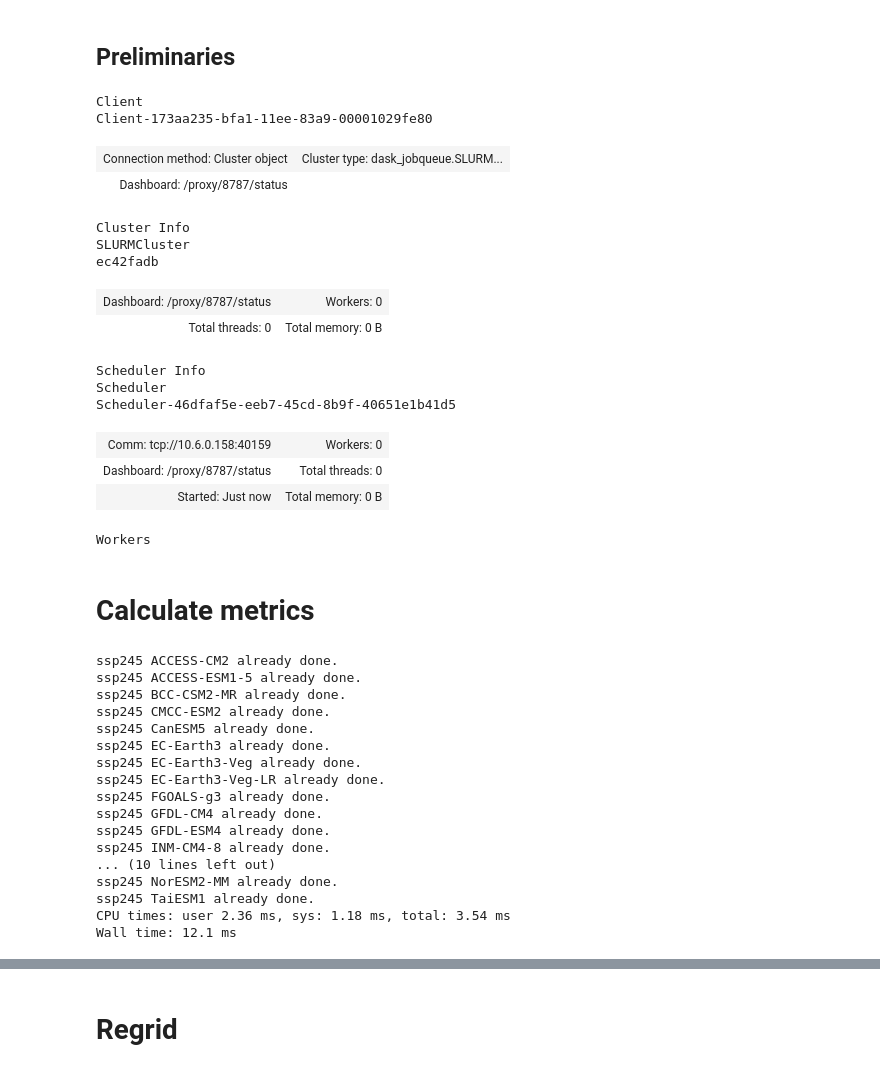
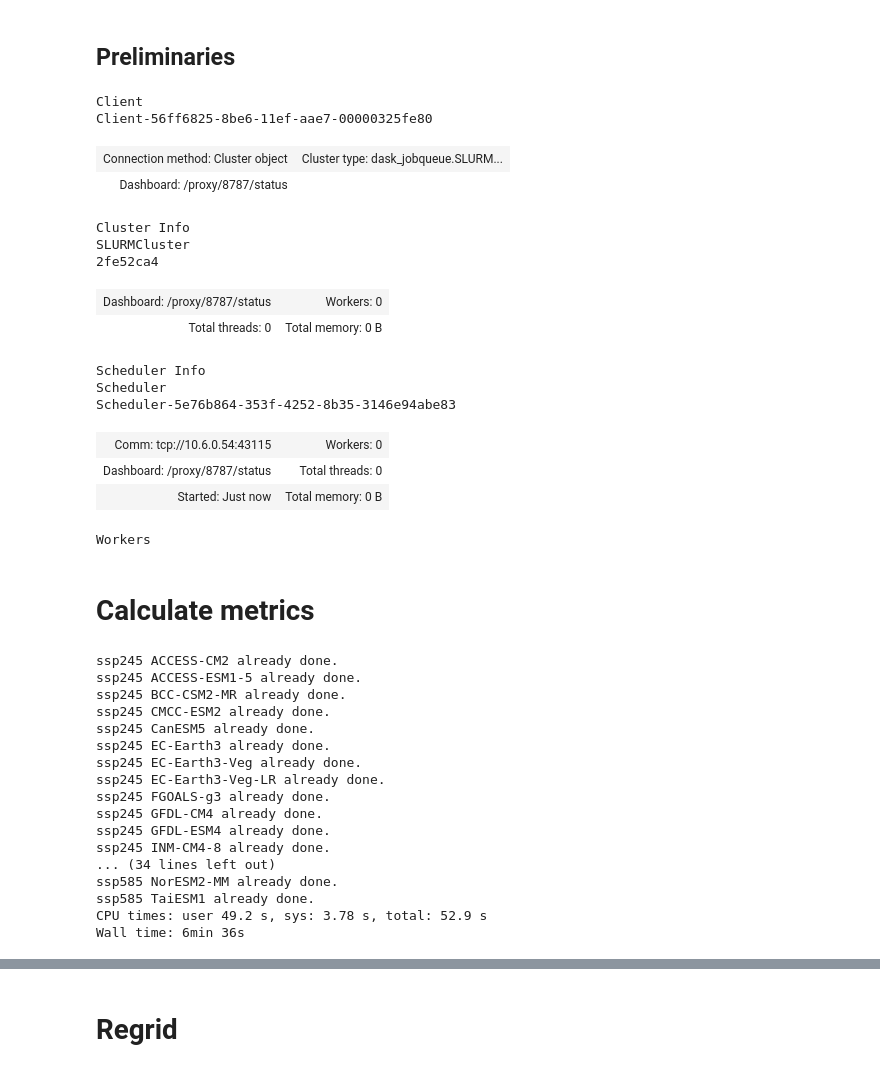
Before and after one commit to david0811/conus_comparison_lafferty-etal-2024, a Jupyter notebook: code/01b_metrics_star-esdm.ipynb, the cells around one changed output, grey strips where cells are left out. Drawn from its saved outputs; the diff is of its cells as text; code cells hidden in the pictures.

```diff
--- a/code/01b_metrics_star-esdm.ipynb
+++ b/code/01b_metrics_star-esdm.ipynb
@@ -34,38 +34,38 @@ else:
 # %%
 ############
 ### Dask ###
 ############
 from dask_jobqueue import SLURMCluster
 
 cluster = SLURMCluster(
-    account="pches",
-    # account="open",
+    # account="pches",
+    account="open",
     cores=1,
-    memory="15GiB",
-    walltime="00:10:00"
+    memory="20GiB",
+    walltime="02:00:00"
 )
 
-cluster.scale(jobs=20)  # ask for jobs
+cluster.scale(jobs=30)  # ask for jobs
 
 from dask.distributed import Client
 
 client = Client(cluster)
 
 client
 # %% [output]
 Client
-Client-173aa235-bfa1-11ee-83a9-00001029fe80
+Client-56ff6825-8be6-11ef-aae7-00000325fe80
 | Connection method: Cluster object | Cluster type: dask_jobqueue.SLURM... |
 | Dashboard: /proxy/8787/status |  |
 Cluster Info
 SLURMCluster
-ec42fadb
+2fe52ca4
 | Dashboard: /proxy/8787/status | Workers: 0 |
 | Total threads: 0 | Total memory: 0 B |
 Scheduler Info
 Scheduler
-Scheduler-46dfaf5e-eeb7-45cd-8b9f-40651e1b41d5
+Scheduler-5e76b864-353f-4252-8b35-3146e94abe83
-| Comm: tcp://10.6.0.158:40159 | Workers: 0 |
+| Comm: tcp://10.6.0.54:43115 | Workers: 0 |
 | Dashboard: /proxy/8787/status | Total threads: 0 |
 | Started: Just now | Total memory: 0 B |
 Workers
@@ -138,7 +140,7 @@ metric = "avg"
 out_path = f"{project_data_path}/metrics/STAR-ESDM/"
 
 # Loop through all
-for ssp in ["ssp245"]:
+for ssp in ["ssp245", "ssp585"]:
     for model in models:
         # Calculate metric
         calculate_metric(model = model,
@@ -160,11 +162,11 @@ ssp245 FGOALS-g3 already done.
 ssp245 GFDL-CM4 already done.
 ssp245 GFDL-ESM4 already done.
 ssp245 INM-CM4-8 already done.
-... (10 lines left out)
-ssp245 NorESM2-MM already done.
-ssp245 TaiESM1 already done.
-CPU times: user 2.36 ms, sys: 1.18 ms, total: 3.54 ms
-Wall time: 12.1 ms
+... (34 lines left out)
+ssp585 NorESM2-MM already done.
+ssp585 TaiESM1 already done.
+CPU times: user 49.2 s, sys: 3.78 s, total: 52.9 s
+Wall time: 6min 36s
 # %%
 %%time
 #########################
```
Also changed, not shown: parts of 16 cells of this notebook, 3 other files.
